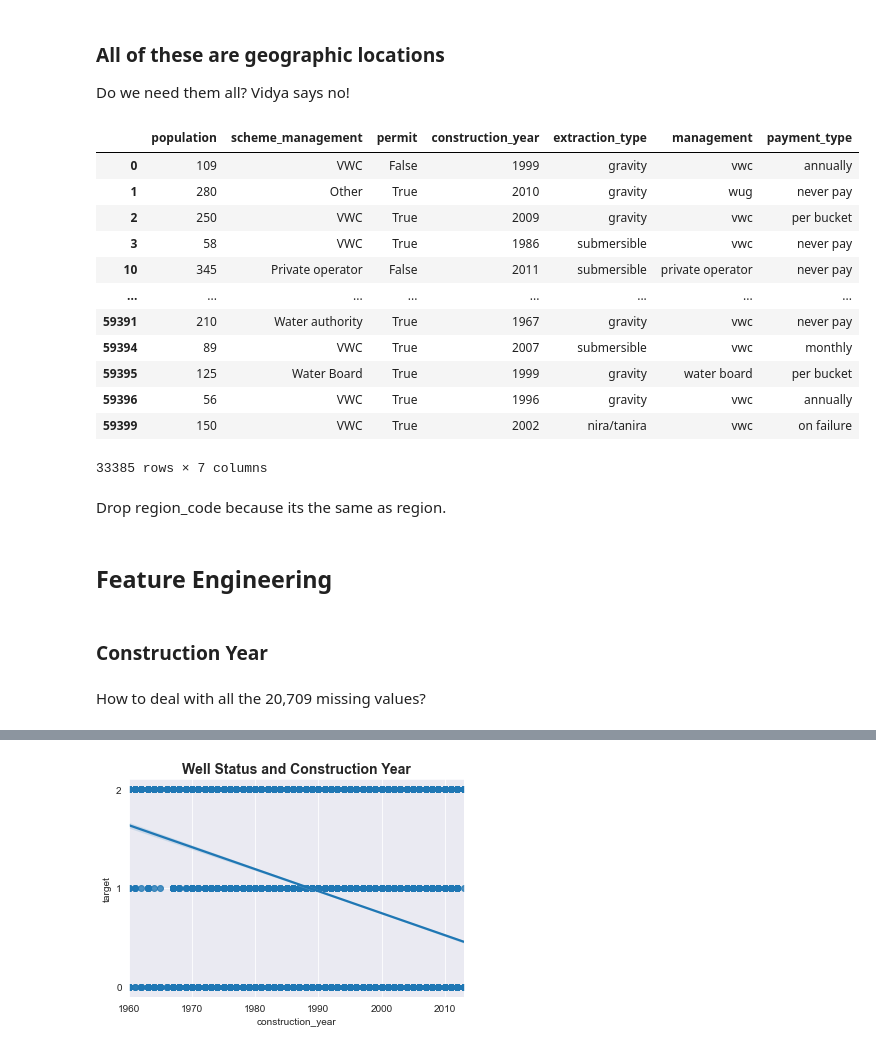
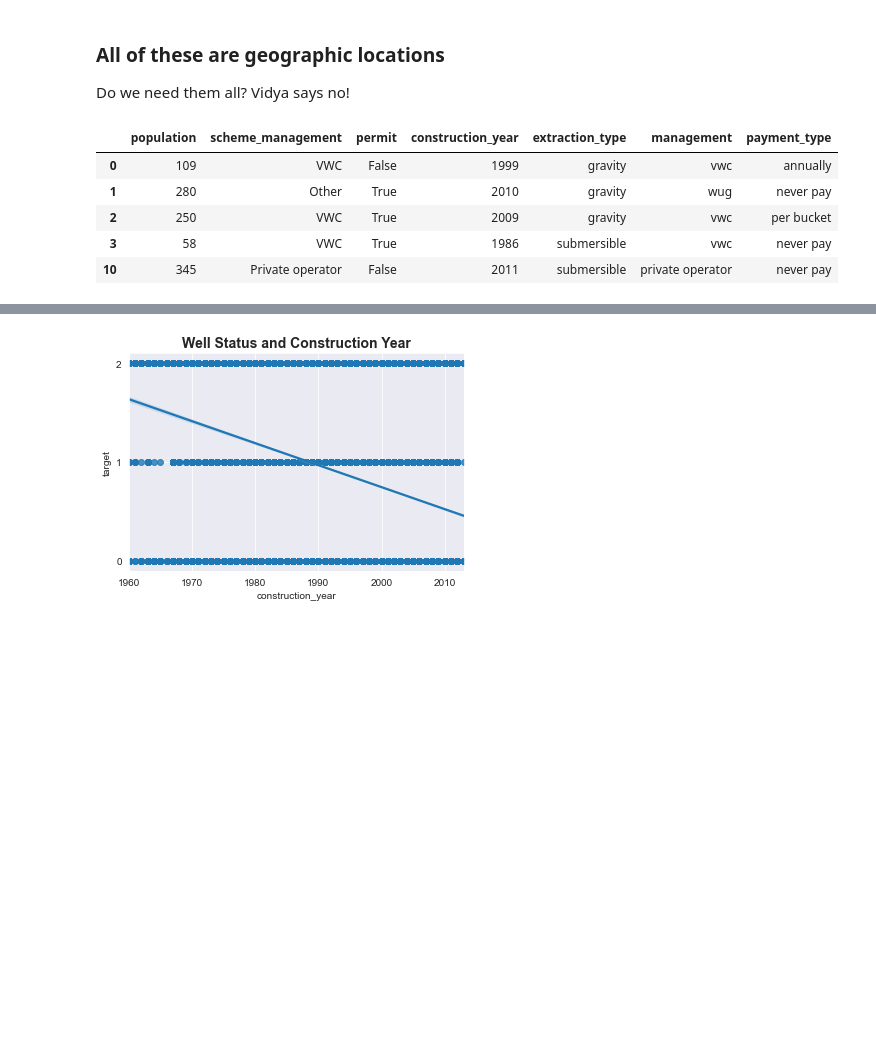
Before and after one commit to jneums/tanzania, a Jupyter notebook: notebooks/eda.ipynb, the cells around one changed output, grey strips where cells are left out. Saved outputs shown, nothing was run; the diff lists cells and outputs as text; code cells hidden in the pictures; blank space fills up the shorter version.

```diff
--- a/notebooks/eda.ipynb
+++ b/notebooks/eda.ipynb
@@ -33,24 +33,11 @@ df.sample(1)
 ### All of these are geographic locations
 Do we need them all? Vidya says no!
 # %%
-df.iloc[:5, 9:16]
+df.iloc[:5, 9:16].head()
 # %% [output]
 |  | population | scheme_management | permit | construction_year | extraction_type | management | payment_type |
 | 0 | 109 | VWC | False | 1999 | gravity | vwc | annually |
 | 1 | 280 | Other | True | 2010 | gravity | wug | never pay |
 | 2 | 250 | VWC | True | 2009 | gravity | vwc | per bucket |
 | 3 | 58 | VWC | True | 1986 | submersible | vwc | never pay |
 | 10 | 345 | Private operator | False | 2011 | submersible | private operator | never pay |
-| ... | ... | ... | ... | ... | ... | ... | ... |
-| 59391 | 210 | Water authority | True | 1967 | gravity | vwc | never pay |
-| 59394 | 89 | VWC | True | 2007 | submersible | vwc | monthly |
-| 59395 | 125 | Water Board | True | 1999 | gravity | water board | per bucket |
-| 59396 | 56 | VWC | True | 1996 | gravity | vwc | annually |
-| 59399 | 150 | VWC | True | 2002 | nira/tanira | vwc | on failure |
-33385 rows × 7 columns
-# %% [markdown]
-Drop region_code because its the same as region.
-# %% [markdown]
-## Feature Engineering
-# %% [markdown]
-### Construction Year
@@ -59,2 +43,0 @@ Drop region_code because its the same as region.
-# %% [markdown]
-How to deal with all the 20,709 missing values?
```
Also changed, not shown: parts of 12 cells of this notebook, 5 other files.
